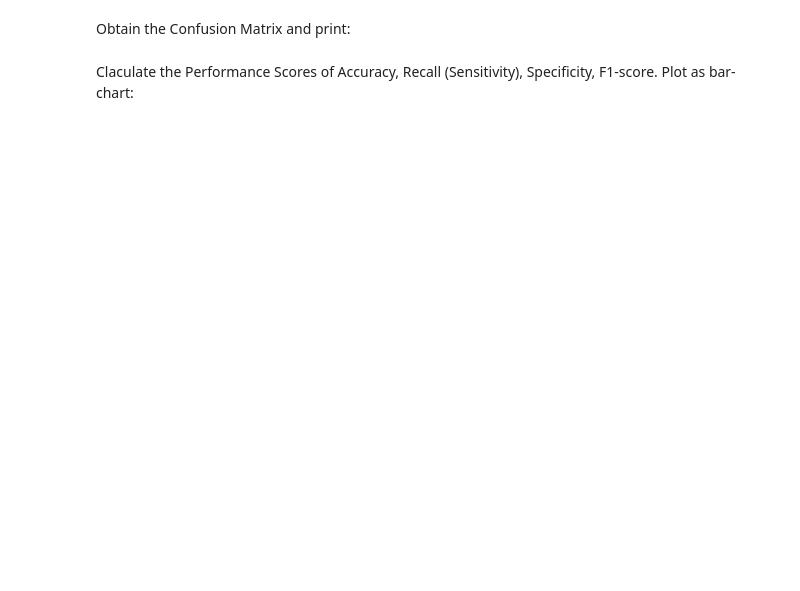
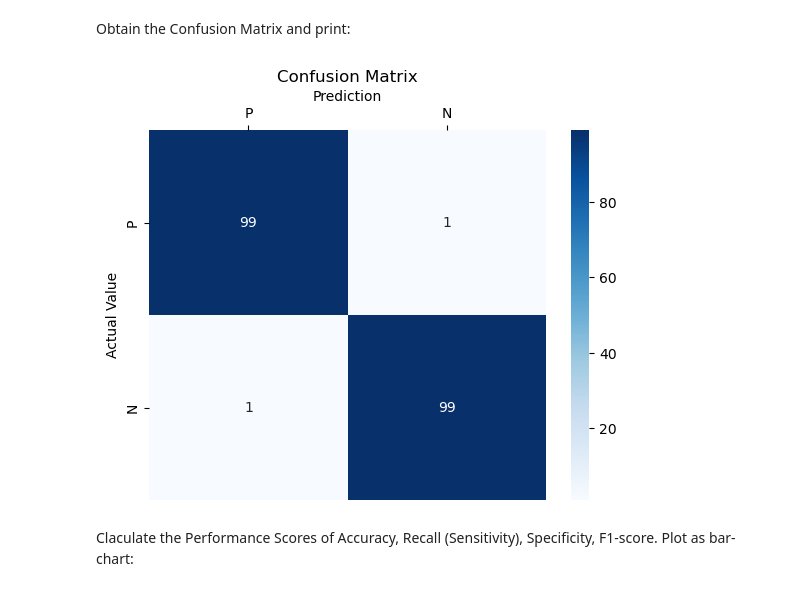
Before and after one commit to arlemoine/cmps470_circuit_breakers, a Jupyter notebook: Challenge_0/C0.ipynb, the cells around one changed output. Drawn from its saved outputs; the diff is of its cells as text; code cells hidden in the pictures; blank space fills up the shorter version.

```diff
--- a/Challenge_0/C0.ipynb
+++ b/Challenge_0/C0.ipynb
@@ -267,4 +345,19 @@ Plot output Y. Use the same marker shape. Predicted Target colors: P in Red and
 # %% [markdown]
 Obtain the Confusion Matrix and print:
+# %%
+actual_value = PNr['target']
+prediction = PNr['Predicted_Classifier']
+
+cm = confusion_matrix(actual_value, prediction, labels=['P', 'N'])
+
+sns.heatmap(cm, annot=True, fmt='d', cmap='Blues', xticklabels=['P', 'N'], yticklabels=['P', 'N'])
+plt.xlabel('Prediction')
+plt.ylabel('Actual Value')
+plt.title('Confusion Matrix')
+plt.gca().xaxis.set_label_position('top')
+plt.gca().xaxis.tick_top()
+plt.show()
+# %% [output]
+[figure, added]
 # %% [markdown]
 Claculate the Performance Scores of Accuracy, Recall (Sensitivity), Specificity, F1-score. Plot as bar-chart:
```
Also changed, not shown: parts of 11 cells of this notebook, 4 other files.
